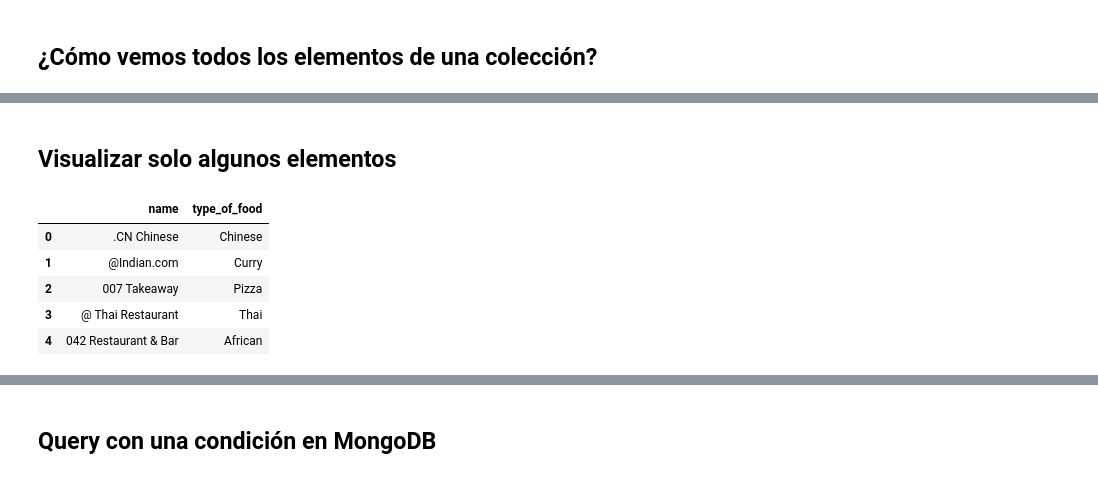
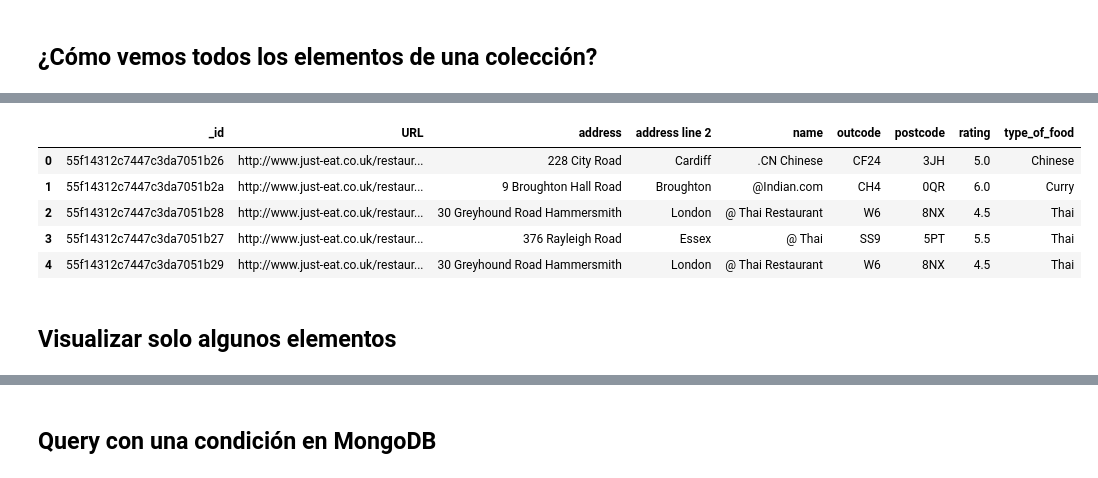
Before and after one commit to Ironhack-Data-Madrid-Mayo-2021/Classroom-Materials, a Jupyter notebook: week_04/06-recap-MongoDB.ipynb, the cells around one changed output, grey strips where cells are left out. Cells and saved outputs as stored; diff of their text form; code cells hidden in the pictures.

```diff
--- a/week_04/06-recap-MongoDB.ipynb
+++ b/week_04/06-recap-MongoDB.ipynb
@@ -18,3 +24,4 @@ En MYSQL tenemos TABLAS relacionadas y en MongoDB tenemos COLECCIONES no relacio
 # %%
 import pandas as pd
 # %%
+df = pd.DataFrame(list(c.find({})))
@@ -28,2 +28,11 @@ import pandas as pd
+# %%
+df.head()
+# %% [output]
+|  | _id | URL | address | address line 2 | name | outcode | postcode | rating | type_of_food |
+| 0 | 55f14312c7447c3da7051b26 | http://www.just-eat.co.uk/restaur... | 228 City Road | Cardiff | .CN Chinese | CF24 | 3JH | 5.0 | Chinese |
+| 1 | 55f14312c7447c3da7051b2a | http://www.just-eat.co.uk/restaur... | 9 Broughton Hall Road | Broughton | @Indian.com | CH4 | 0QR | 6.0 | Curry |
+| 2 | 55f14312c7447c3da7051b28 | http://www.just-eat.co.uk/restaur... | 30 Greyhound Road Hammersmith | London | @ Thai Restaurant | W6 | 8NX | 4.5 | Thai |
+| 3 | 55f14312c7447c3da7051b27 | http://www.just-eat.co.uk/restaur... | 376 Rayleigh Road | Essex | @ Thai | SS9 | 5PT | 5.5 | Thai |
+| 4 | 55f14312c7447c3da7051b29 | http://www.just-eat.co.uk/restaur... | 30 Greyhound Road Hammersmith | London | @ Thai Restaurant | W6 | 8NX | 4.5 | Thai |
 # %% [markdown]
 ## Visualizar solo algunos elementos
@@ -30,8 +41,2 @@ import pandas as pd
 # %%
+df = pd.DataFrame(list(c.find({}, proj)))
-# %% [output]
-|  | name | type_of_food |
-| 0 | .CN Chinese | Chinese |
-| 1 | @Indian.com | Curry |
-| 2 | 007 Takeaway | Pizza |
-| 3 | @ Thai Restaurant | Thai |
-| 4 | 042 Restaurant & Bar | African |
```
Also changed, not shown: parts of 11 cells of this notebook, 1 other file.
